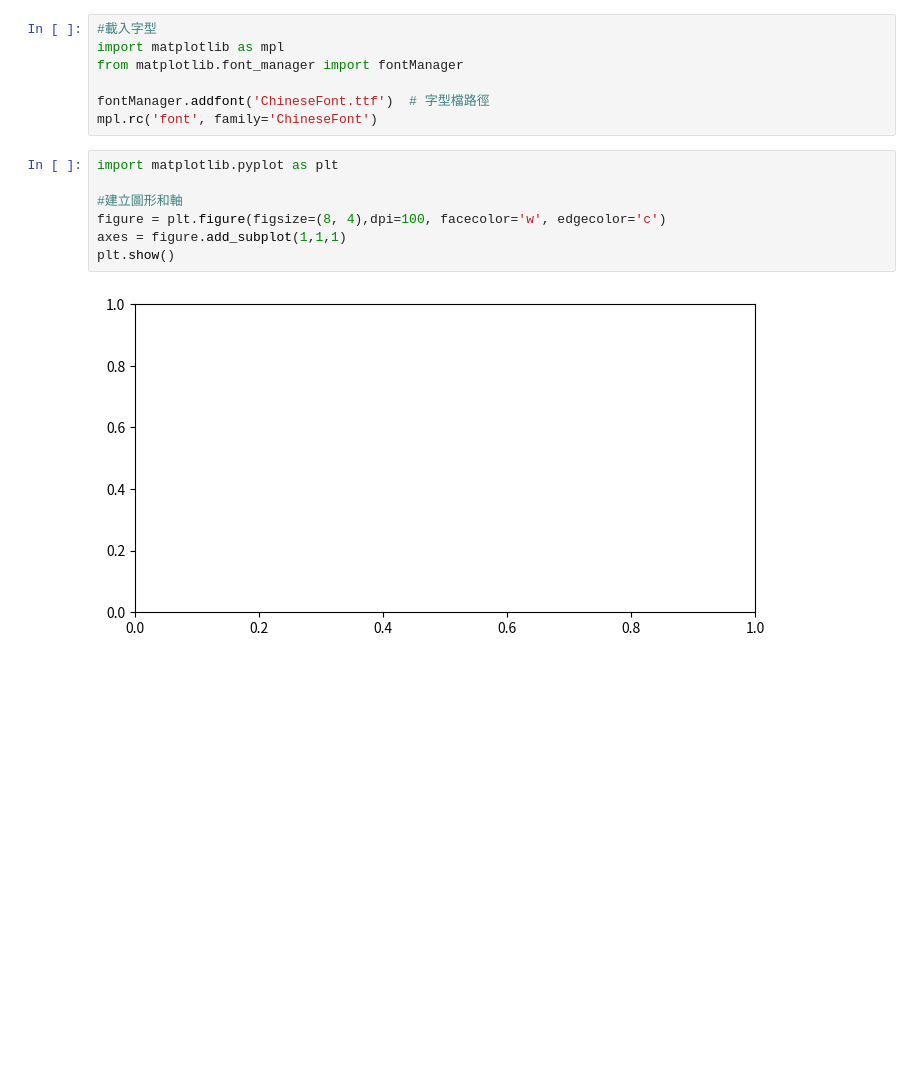
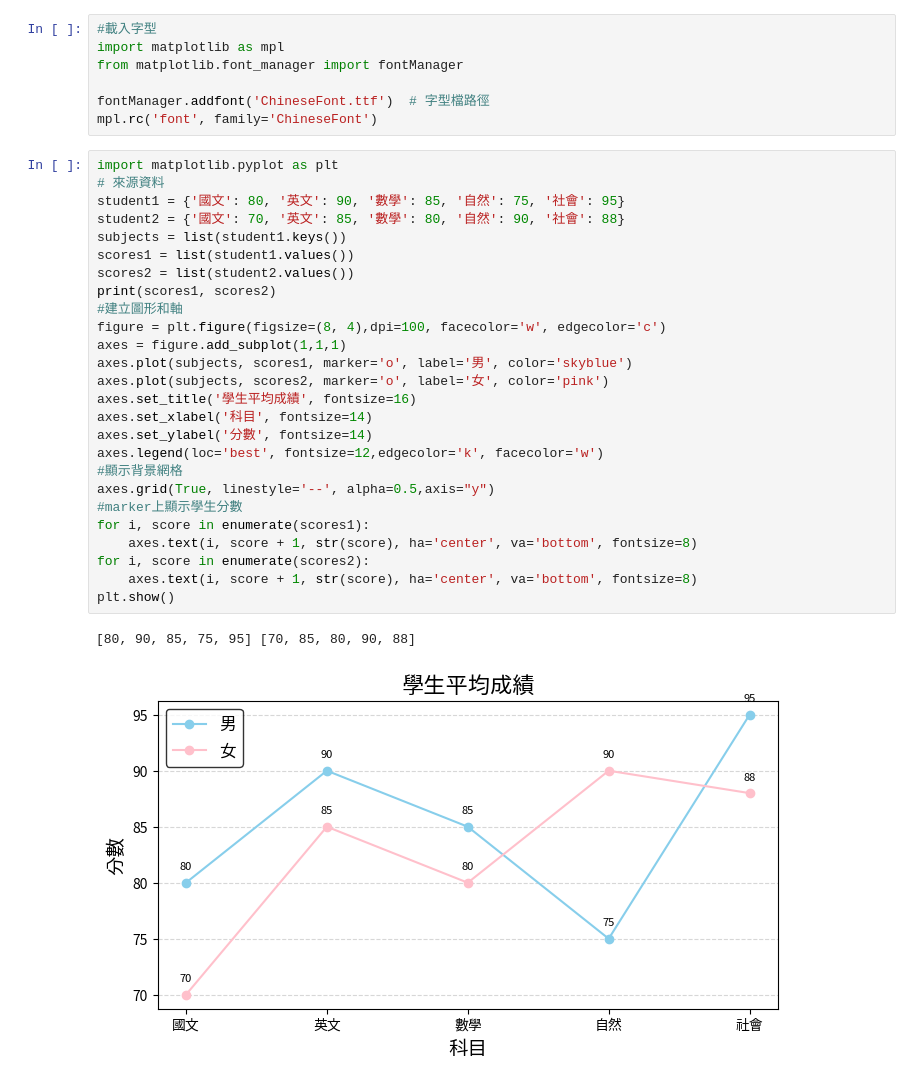
Before and after one commit to Eraylee27/2025_06_30, a Jupyter notebook: lesson14/lesson14_2.ipynb, the cells around one changed output. Cells and saved outputs as stored; diff of their text form; blank space fills up the shorter version.

```diff
--- a/lesson14/lesson14_2.ipynb
+++ b/lesson14/lesson14_2.ipynb
@@ -7,10 +7,30 @@ fontManager.addfont('ChineseFont.ttf')  # 字型檔路徑
 mpl.rc('font', family='ChineseFont')
 # %%
 import matplotlib.pyplot as plt
-
+# 來源資料
+student1 = {'國文': 80, '英文': 90, '數學': 85, '自然': 75, '社會': 95}
+student2 = {'國文': 70, '英文': 85, '數學': 80, '自然': 90, '社會': 88}
+subjects = list(student1.keys())
+scores1 = list(student1.values())
+scores2 = list(student2.values())
+print(scores1, scores2)
 #建立圖形和軸
 figure = plt.figure(figsize=(8, 4),dpi=100, facecolor='w', edgecolor='c')
 axes = figure.add_subplot(1,1,1)
+axes.plot(subjects, scores1, marker='o', label='男', color='skyblue')
+axes.plot(subjects, scores2, marker='o', label='女', color='pink')
+axes.set_title('學生平均成績', fontsize=16)
+axes.set_xlabel('科目', fontsize=14)
+axes.set_ylabel('分數', fontsize=14)
+axes.legend(loc='best', fontsize=12,edgecolor='k', facecolor='w')
+#顯示背景網格
+axes.grid(True, linestyle='--', alpha=0.5,axis="y")
+#marker上顯示學生分數
+for i, score in enumerate(scores1):
+    axes.text(i, score + 1, str(score), ha='center', va='bottom', fontsize=8)
+for i, score in enumerate(scores2):
+    axes.text(i, score + 1, str(score), ha='center', va='bottom', fontsize=8)
 plt.show()
 # %% [output]
+[80, 90, 85, 75, 95] [70, 85, 80, 90, 88]
-[figure, old version]
+[figure, new version]
```
Also changed, not shown: 1 other file.
